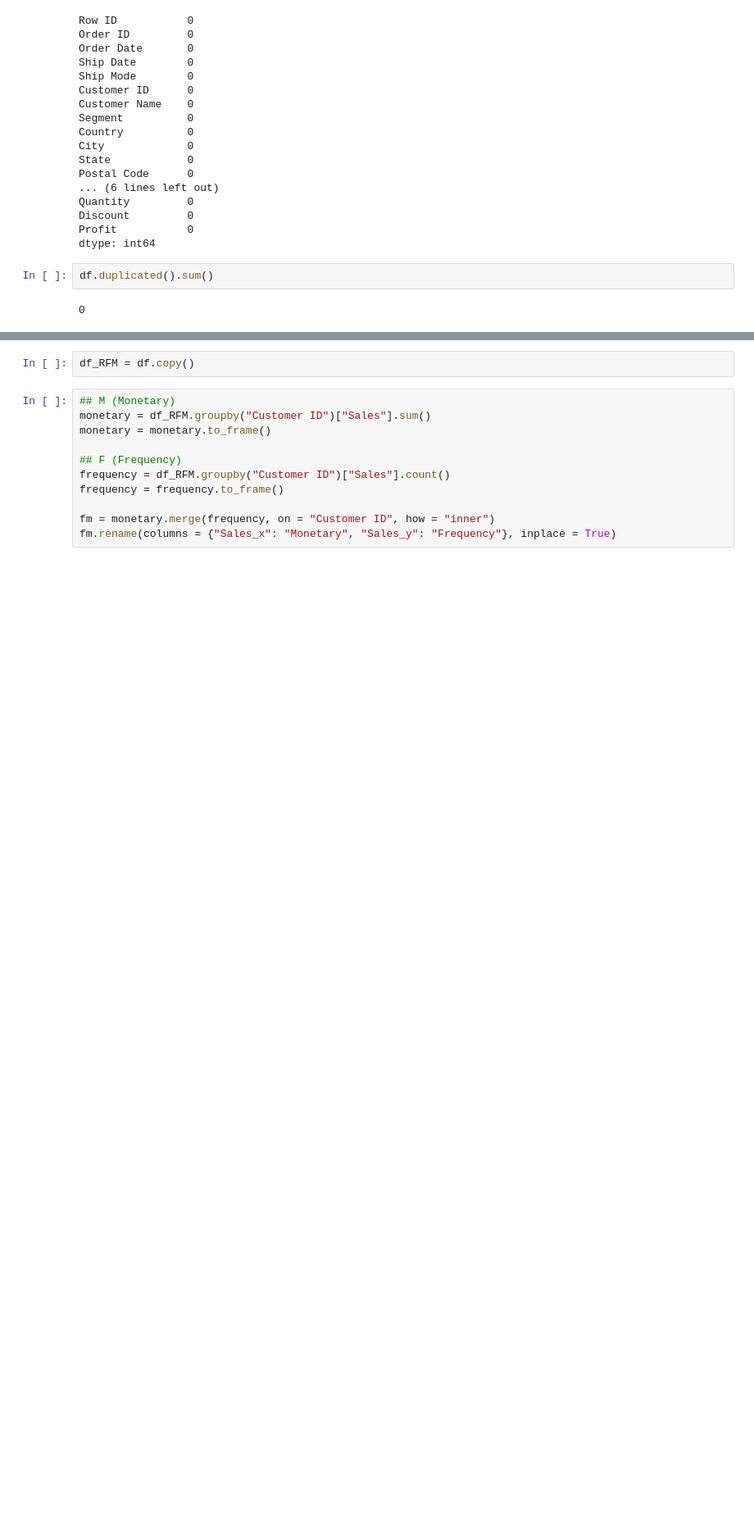
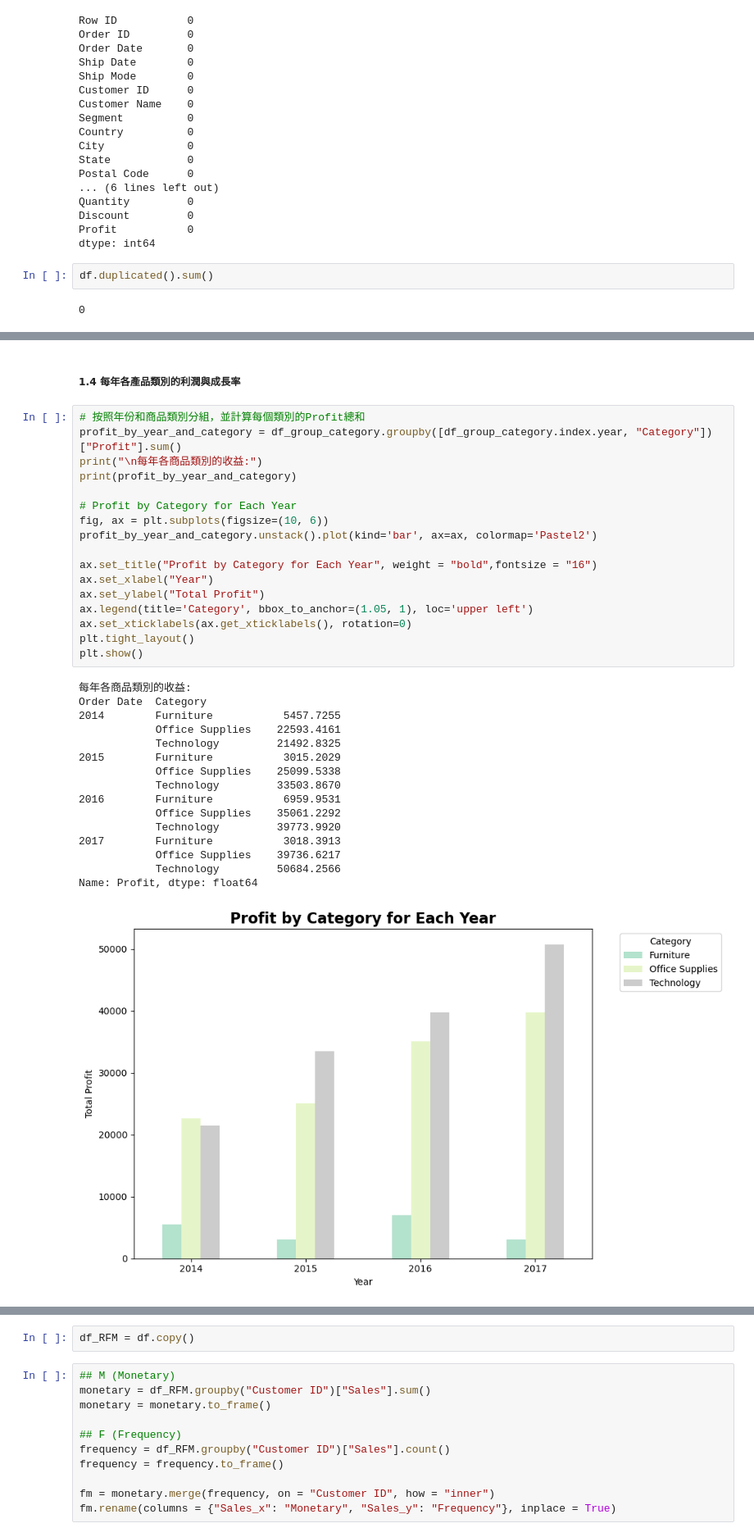
Before and after one commit to RaynaLin/superstore_EDA, a Jupyter notebook: EDA_superstore.ipynb, the cells around one changed output, grey strips where cells are left out. Shown at 82% size. Cells and saved outputs as stored; diff of their text form; blank space fills up the shorter version.

```diff
--- a/EDA_superstore.ipynb
+++ b/EDA_superstore.ipynb
@@ -514,0 +239,36 @@ The following point can be observed：
+# %% [markdown]
+##### 1.4 每年各產品類別的利潤與成長率
+# %%
+# 按照年份和商品類別分組，並計算每個類別的Profit總和
+profit_by_year_and_category = df_group_category.groupby([df_group_category.index.year, "Category"])["Profit"].sum()
+print("\n每年各商品類別的收益:")
+print(profit_by_year_and_category)
+
+# Profit by Category for Each Year
+fig, ax = plt.subplots(figsize=(10, 6))
+profit_by_year_and_category.unstack().plot(kind='bar', ax=ax, colormap='Pastel2')
+
+ax.set_title("Profit by Category for Each Year", weight = "bold",fontsize = "16")
+ax.set_xlabel("Year")
+ax.set_ylabel("Total Profit")
+ax.legend(title='Category', bbox_to_anchor=(1.05, 1), loc='upper left')
+ax.set_xticklabels(ax.get_xticklabels(), rotation=0)
+plt.tight_layout()
+plt.show()
+# %% [output]
+每年各商品類別的收益:
+Order Date  Category
+2014        Furniture           5457.7255
+            Office Supplies    22593.4161
+            Technology         21492.8325
+2015        Furniture           3015.2029
+            Office Supplies    25099.5338
+            Technology         33503.8670
+2016        Furniture           6959.9531
+            Office Supplies    35061.2292
+            Technology         39773.9920
+2017        Furniture           3018.3913
+            Office Supplies    39736.6217
+            Technology         50684.2566
+Name: Profit, dtype: float64
+[figure, added]
```
Also changed, not shown: parts of 117 cells of this notebook.
